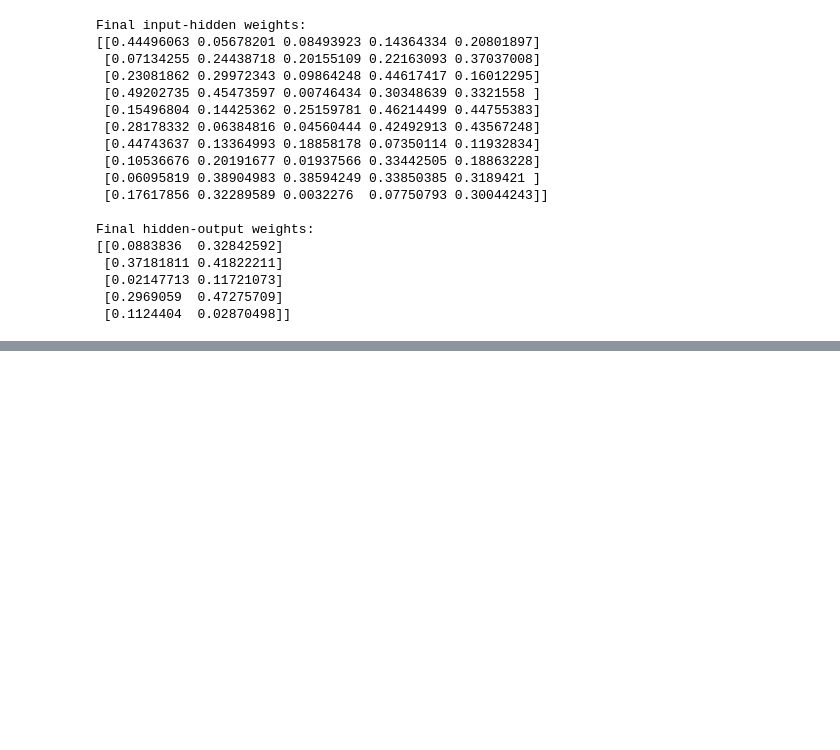
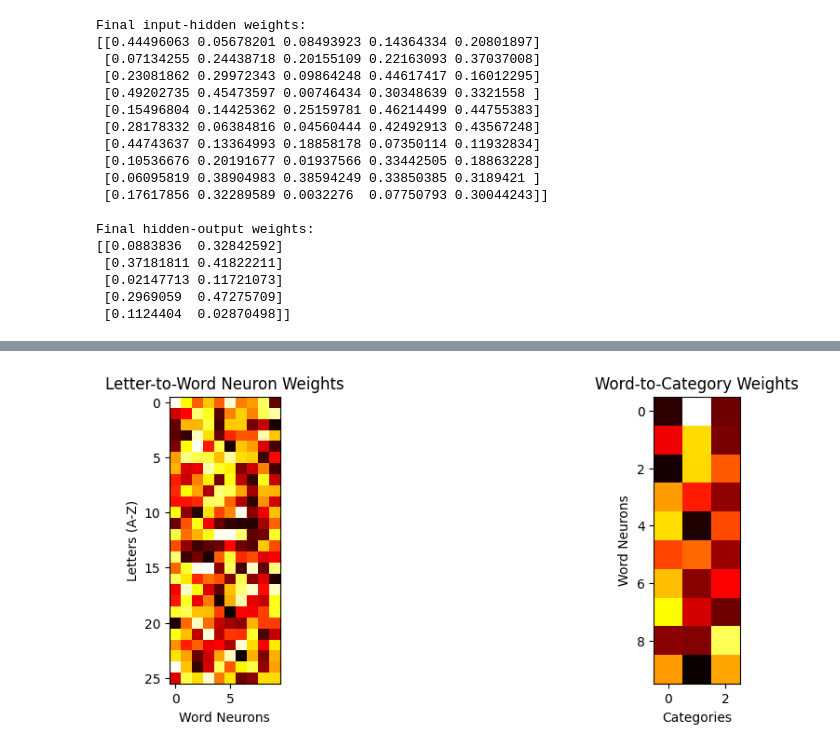
Before and after one commit to Jia-Yee/handcraft-mind, a Jupyter notebook: notebook/1-SNN.ipynb, the cells around one changed output, grey strips where cells are left out. Drawn from its saved outputs; the diff is of its cells as text; code cells hidden in the pictures; blank space fills up the shorter version.

Commit message:
add words SNNs example

```diff
--- a/notebook/1-SNN.ipynb
+++ b/notebook/1-SNN.ipynb
@@ -261,0 +373,16 @@ Final hidden-output weights:
+# %%
+plt.figure(figsize=(12, 4))
+plt.subplot(121)
+plt.title("Letter-to-Word Neuron Weights")
+plt.imshow(snn.word_weights, cmap='hot')
+plt.xlabel("Word Neurons")
+plt.ylabel("Letters (A-Z)")
+
+plt.subplot(122)
+plt.title("Word-to-Category Weights")
+plt.imshow(snn.category_weights, cmap='hot')
+plt.xlabel("Categories")
+plt.ylabel("Word Neurons")
+plt.show()
+# %% [output]
+[figure, added]
```
Also changed, not shown: parts of 2 cells of this notebook.
